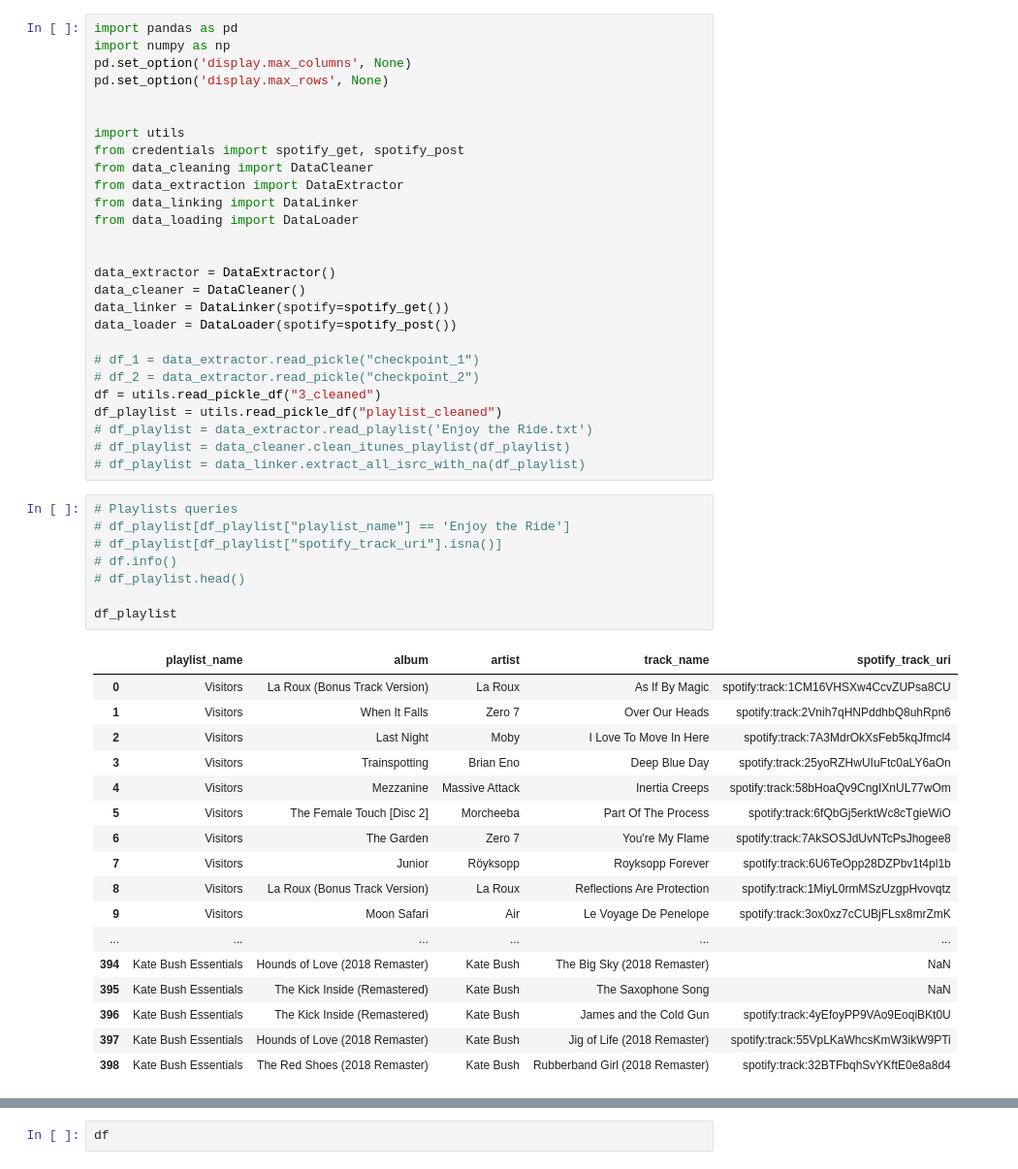
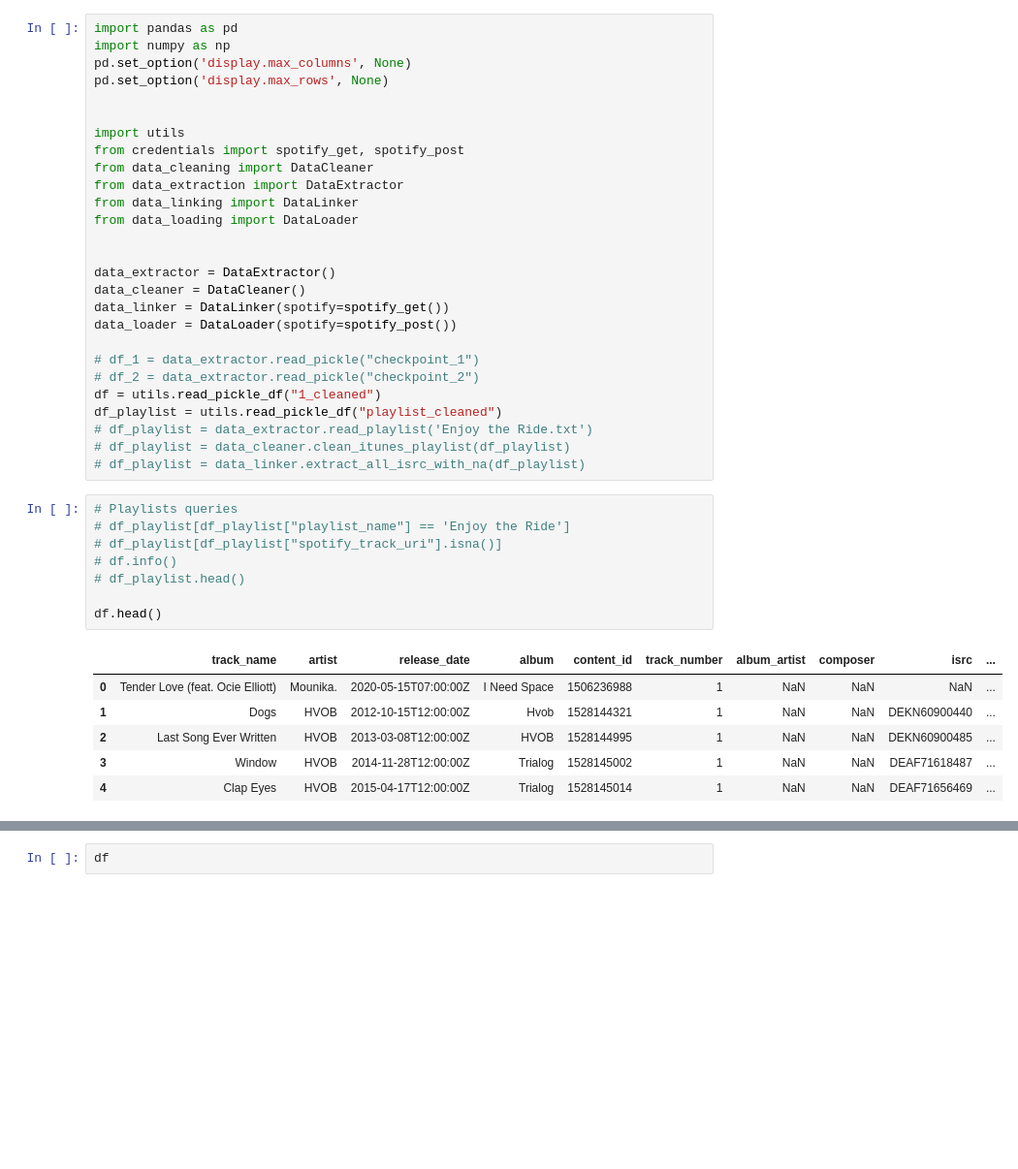
Before and after one commit to lmash/spotify, a Jupyter notebook: investigate.ipynb, the cells around one changed output, grey strips where cells are left out. Shown at 97% size. Drawn from its saved outputs; the diff is of its cells as text; blank space fills up the shorter version.

```diff
--- a/investigate.ipynb
+++ b/investigate.ipynb
@@ -20,7 +20,7 @@ data_loader = DataLoader(spotify=spotify_post())
 
 # df_1 = data_extractor.read_pickle("checkpoint_1")
 # df_2 = data_extractor.read_pickle("checkpoint_2")
-df = utils.read_pickle_df("3_cleaned")
+df = utils.read_pickle_df("1_cleaned")
 df_playlist = utils.read_pickle_df("playlist_cleaned")
 # df_playlist = data_extractor.read_playlist('Enjoy the Ride.txt')
 # df_playlist = data_cleaner.clean_itunes_playlist(df_playlist)
@@ -28,29 +28,18 @@ df_playlist = utils.read_pickle_df("playlist_cleaned")
 # %%
 # Playlists queries
 # df_playlist[df_playlist["playlist_name"] == 'Enjoy the Ride']
 # df_playlist[df_playlist["spotify_track_uri"].isna()]
 # df.info()
 # df_playlist.head()
 
-df_playlist
+df.head()
 # %% [output]
-|  | playlist_name | album | artist | track_name | spotify_track_uri |
-| 0 | Visitors | La Roux (Bonus Track Version) | La Roux | As If By Magic | spotify:track:1CM16VHSXw4CcvZUPsa8CU |
-| 1 | Visitors | When It Falls | Zero 7 | Over Our Heads | spotify:track:2Vnih7qHNPddhbQ8uhRpn6 |
-| 2 | Visitors | Last Night | Moby | I Love To Move In Here | spotify:track:7A3MdrOkXsFeb5kqJfmcl4 |
-| 3 | Visitors | Trainspotting | Brian Eno | Deep Blue Day | spotify:track:25yoRZHwUIuFtc0aLY6aOn |
-| 4 | Visitors | Mezzanine | Massive Attack | Inertia Creeps | spotify:track:58bHoaQv9CngIXnUL77wOm |
-| 5 | Visitors | The Female Touch [Disc 2] | Morcheeba | Part Of The Process | spotify:track:6fQbGj5erktWc8cTgieWiO |
-| 6 | Visitors | The Garden | Zero 7 | You're My Flame | spotify:track:7AkSOSJdUvNTcPsJhogee8 |
-| 7 | Visitors | Junior | Röyksopp | Royksopp Forever | spotify:track:6U6TeOpp28DZPbv1t4pl1b |
-| 8 | Visitors | La Roux (Bonus Track Version) | La Roux | Reflections Are Protection | spotify:track:1MiyL0rmMSzUzgpHvovqtz |
-| 9 | Visitors | Moon Safari | Air | Le Voyage De Penelope | spotify:track:3ox0xz7cCUBjFLsx8mrZmK |
-| ... | ... | ... | ... | ... | ... |
-| 394 | Kate Bush Essentials | Hounds of Love (2018 Remaster) | Kate Bush | The Big Sky (2018 Remaster) | NaN |
-| 395 | Kate Bush Essentials | The Kick Inside (Remastered) | Kate Bush | The Saxophone Song | NaN |
-| 396 | Kate Bush Essentials | The Kick Inside (Remastered) | Kate Bush | James and the Cold Gun | spotify:track:4yEfoyPP9VAo9EoqiBKt0U |
-| 397 | Kate Bush Essentials | Hounds of Love (2018 Remaster) | Kate Bush | Jig of Life (2018 Remaster) | spotify:track:55VpLKaWhcsKmW3ikW9PTi |
-| 398 | Kate Bush Essentials | The Red Shoes (2018 Remaster) | Kate Bush | Rubberband Girl (2018 Remaster) | spotify:track:32BTFbqhSvYKftE0e8a8d4 |
+|  | track_name | artist | release_date | album | content_id | track_number | album_artist | composer | isrc | ... |
+| 0 | Tender Love (feat. Ocie Elliott) | Mounika. | 2020-05-15T07:00:00Z | I Need Space | 1506236988 | 1 | NaN | NaN | NaN | ... |
+| 1 | Dogs | HVOB | 2012-10-15T12:00:00Z | Hvob | 1528144321 | 1 | NaN | NaN | DEKN60900440 | ... |
+| 2 | Last Song Ever Written | HVOB | 2013-03-08T12:00:00Z | HVOB | 1528144995 | 1 | NaN | NaN | DEKN60900485 | ... |
+| 3 | Window | HVOB | 2014-11-28T12:00:00Z | Trialog | 1528145002 | 1 | NaN | NaN | DEAF71618487 | ... |
+| 4 | Clap Eyes | HVOB | 2015-04-17T12:00:00Z | Trialog | 1528145014 | 1 | NaN | NaN | DEAF71656469 | ... |
 # %%
 # df[df["spotify_search_album"] == "40 Most Beautiful Piano Classics"]
 # df[df["spotify_album_uri"] == "spotify:album:3r4dG6bUfL4jasKeo50kLE"]
```
Also changed, not shown: parts of 1 cell of this notebook, 8 other files.
